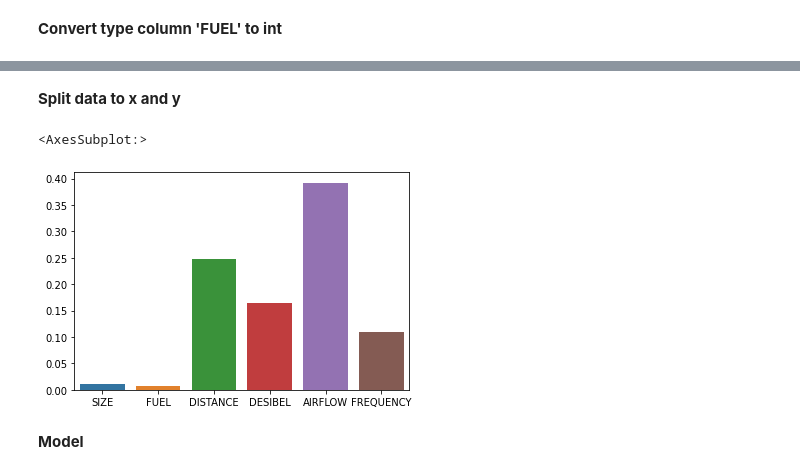
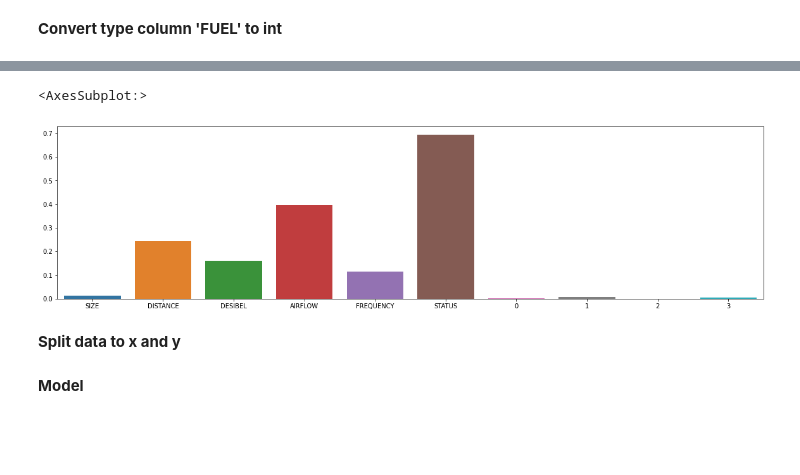
Before and after one commit to Braddock511/Machine-Learning-Practice, a Jupyter notebook: AcousticExtinguisherFire/main.ipynb, the cells around one changed output, grey strips where cells are left out. Saved outputs shown, nothing was run; the diff lists cells and outputs as text; code cells hidden in the pictures; blank space fills up the shorter version.

```diff
--- a/AcousticExtinguisherFire/main.ipynb
+++ b/AcousticExtinguisherFire/main.ipynb
@@ -63,17 +82,20 @@ df['FUEL'] = label_encoder.fit_transform(df[['FUEL']])
+# %%
+from sklearn.feature_selection import mutual_info_classif
+
+features = df.iloc[:, :10]
+
+imp = mutual_info_classif(features, df['STATUS'])
+
+plt.figure(figsize=[20,5])
+sns.barplot(x=features.columns, y=imp)
+# %% [output]
+<AxesSubplot:>
+[figure, added]
 # %% [markdown]
 **Split data to x and y**
 # %%
 y = df.pop('STATUS')
 x = df.copy()
-# %%
-from sklearn.feature_selection import mutual_info_classif
-
-imp = mutual_info_classif(x,y)
-
-sns.barplot(x=x.columns, y=imp)
-# %% [output]
-<AxesSubplot:>
-[figure, removed]
 # %%
 from sklearn.model_selection import train_test_split
 
```
Also changed, not shown: parts of 11 cells of this notebook.
